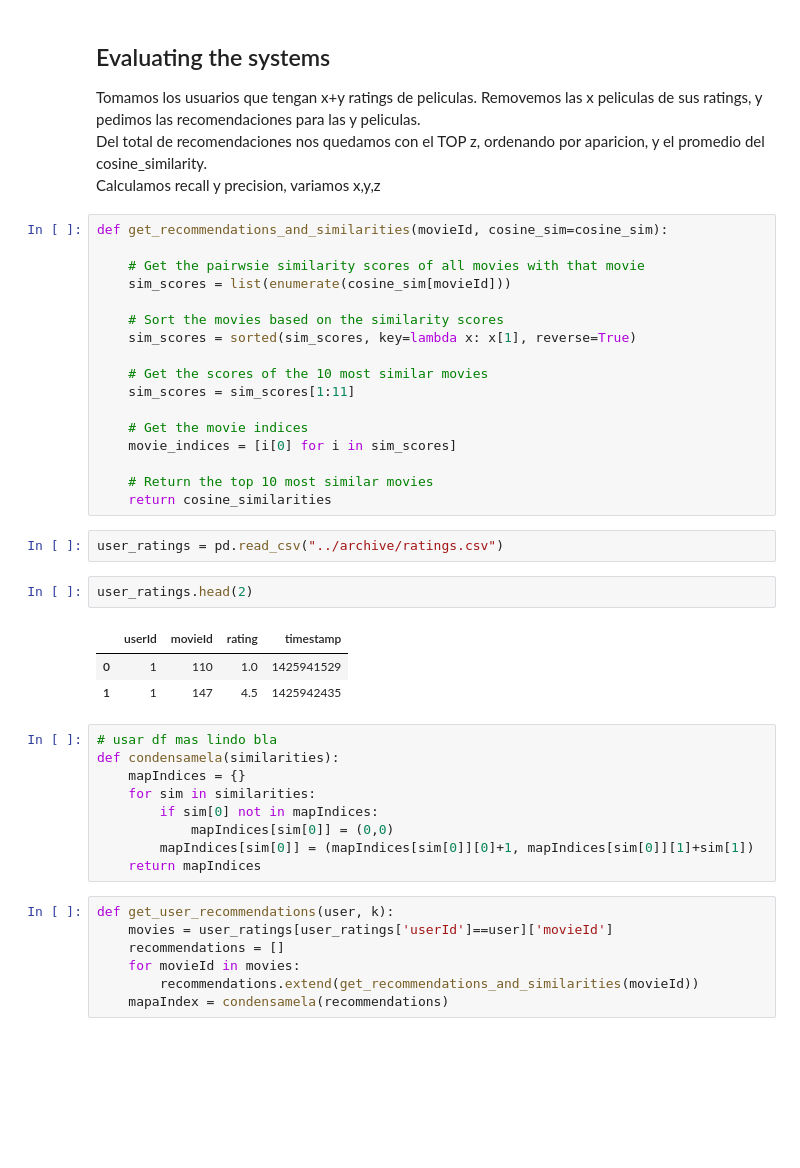
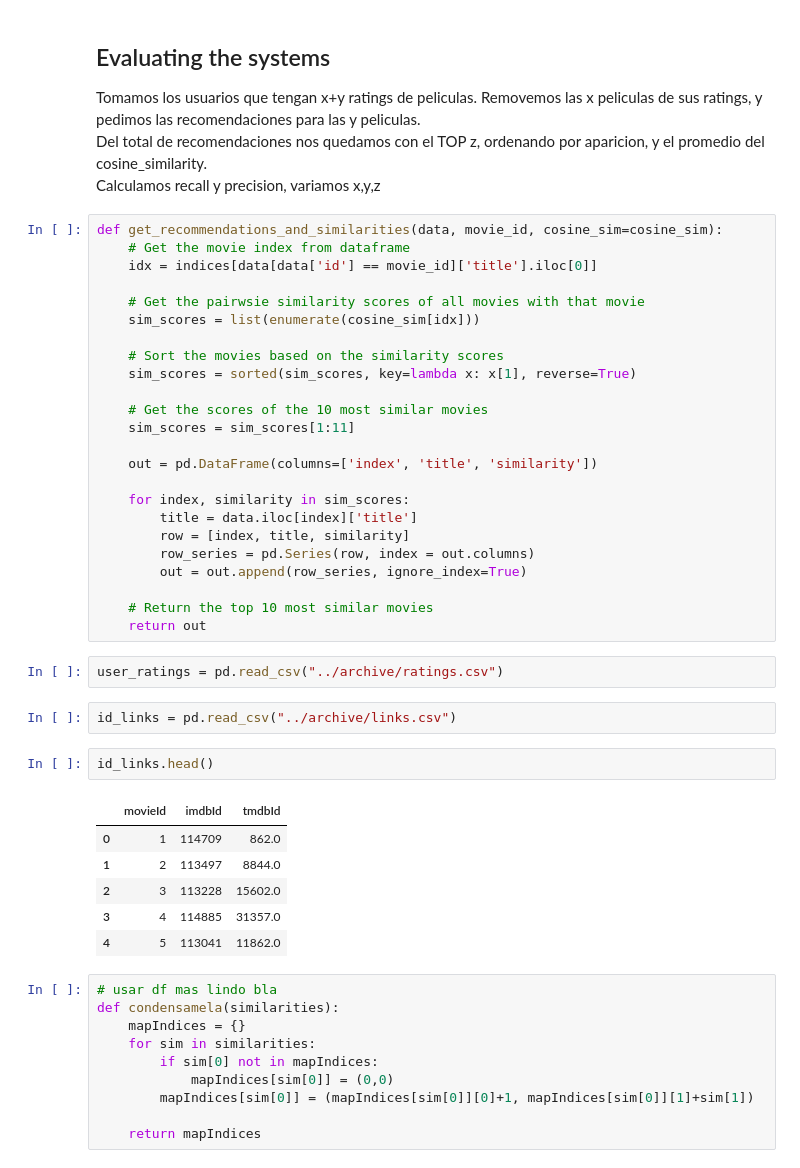
Before and after one commit to mnPanic/aa-tp, a Jupyter notebook: Movies.ipynb, the cells around one changed output. Saved outputs shown, nothing was run; the diff lists cells and outputs as text; blank space fills up the shorter version.

```diff
--- a/Movies.ipynb
+++ b/Movies.ipynb
@@ -340,10 +285,12 @@ Removemos las x peliculas de sus ratings, y pedimos las recomendaciones para las
 Del total de recomendaciones nos quedamos con el TOP z, ordenando por aparicion, y el promedio del cosine_similarity.\
 Calculamos recall y precision, variamos x,y,z
 # %%
-def get_recommendations_and_similarities(movieId, cosine_sim=cosine_sim):
+def get_recommendations_and_similarities(data, movie_id, cosine_sim=cosine_sim):
+    # Get the movie index from dataframe
+    idx = indices[data[data['id'] == movie_id]['title'].iloc[0]]
 
     # Get the pairwsie similarity scores of all movies with that movie
-    sim_scores = list(enumerate(cosine_sim[movieId]))
+    sim_scores = list(enumerate(cosine_sim[idx]))
 
     # Sort the movies based on the similarity scores
     sim_scores = sorted(sim_scores, key=lambda x: x[1], reverse=True)
@@ -351,19 +298,29 @@ def get_recommendations_and_similarities(movieId, cosine_sim=cosine_sim):
     # Get the scores of the 10 most similar movies
     sim_scores = sim_scores[1:11]
 
-    # Get the movie indices
-    movie_indices = [i[0] for i in sim_scores]
+    out = pd.DataFrame(columns=['index', 'title', 'similarity'])
+
+    for index, similarity in sim_scores:
+        title = data.iloc[index]['title']
+        row = [index, title, similarity]
+        row_series = pd.Series(row, index = out.columns)
+        out = out.append(row_series, ignore_index=True)
 
     # Return the top 10 most similar movies
-    return cosine_similarities
+    return out
 # %%
 user_ratings = pd.read_csv("../archive/ratings.csv")
-# %%
-user_ratings.head(2)
-# %% [output]
-|  | userId | movieId | rating | timestamp |
-| 0 | 1 | 110 | 1.0 | 1425941529 |
-| 1 | 1 | 147 | 4.5 | 1425942435 |
+# %%
+id_links = pd.read_csv("../archive/links.csv")
+# %%
+id_links.head()
+# %% [output]
+|  | movieId | imdbId | tmdbId |
+| 0 | 1 | 114709 | 862.0 |
+| 1 | 2 | 113497 | 8844.0 |
+| 2 | 3 | 113228 | 15602.0 |
+| 3 | 4 | 114885 | 31357.0 |
+| 4 | 5 | 113041 | 11862.0 |
 # %%
 # usar df mas lindo bla
 def condensamela(similarities):
@@ -372,11 +329,5 @@ def condensamela(similarities):
         if sim[0] not in mapIndices:
             mapIndices[sim[0]] = (0,0)
         mapIndices[sim[0]] = (mapIndices[sim[0]][0]+1, mapIndices[sim[0]][1]+sim[1])
+
     return mapIndices
-# %%
-def get_user_recommendations(user, k):
-    movies = user_ratings[user_ratings['userId']==user]['movieId']
-    recommendations = []
-    for movieId in movies:
-        recommendations.extend(get_recommendations_and_similarities(movieId))
-    mapaIndex = condensamela(recommendations)
```
Also changed, not shown: parts of 12 cells of this notebook, 1 other file.
